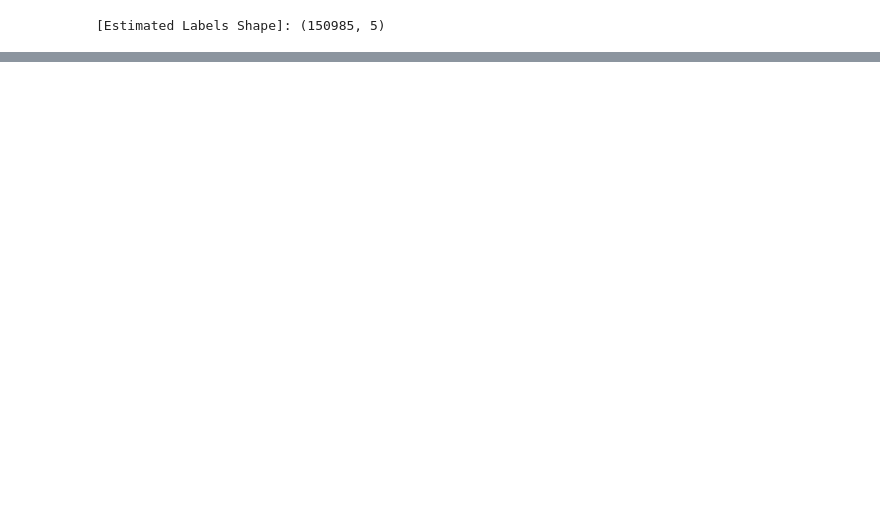
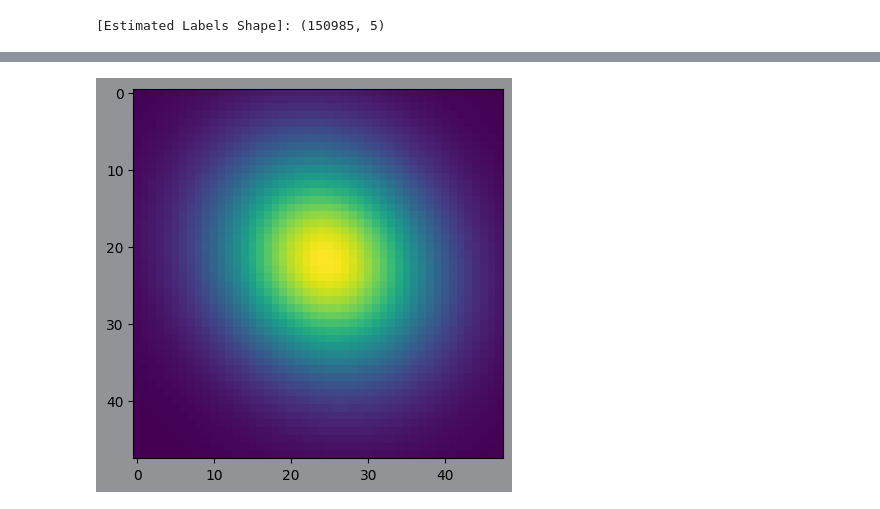
Before and after one commit to pujan-p/Rheed-GaussianModel, a Jupyter notebook: Quantization/Qauantize.ipynb, the cells around one changed output, grey strips where cells are left out. Drawn from its saved outputs; the diff is of its cells as text; code cells hidden in the pictures; blank space fills up the shorter version.

```diff
--- a/Quantization/Qauantize.ipynb
+++ b/Quantization/Qauantize.ipynb
@@ -168,7 +168,7 @@ To enable them in other operations, rebuild TensorFlow with the appropriate comp
 StandardScaler()
 # %%
 # Gaussian Function: (TENSORFLOW)
-print_example_guassian = NO
+print_example_guassian = YES
 
 # mean_x, mean_y, cov_x, cov_y, theta
 def generate_guassian(batch, image_shape):
@@ -177,34 +177,37 @@ def generate_guassian(batch, image_shape):
     x = tf.range(image_shape[1], dtype=tf.float32)[:, tf.newaxis]
     x = tf.tile(x, [1, image_shape[0]])
 
     y = tf.range(image_shape[0], dtype=tf.float32)[tf.newaxis, :]
     y = tf.tile(y, [image_shape[1], 1])
 
     x = tf.tile(tf.expand_dims(x, 0), [batch_size, 1, 1])
     y = tf.tile(tf.expand_dims(y, 0), [batch_size, 1, 1])
 
     rota_matrix = tf.stack([tf.cos(theta), -tf.sin(theta), tf.sin(theta), tf.cos(theta)], axis=-1)
     rota_matrix = tf.reshape(rota_matrix, (batch_size, 2, 2))
 
     xy = tf.stack([x - tf.reshape(mean_x, (-1, 1, 1)), y - tf.reshape(mean_y, (-1, 1, 1))], axis=-1)
     xy = tf.einsum('bijk,bkl->bijl', xy, rota_matrix)
 
     img = tf.exp(-0.5 * (xy[:, :, :, 0]**2 / tf.reshape(cov_x, (-1, 1, 1))**2 + xy[:, :, :, 1]**2 / tf.reshape(cov_y, (-1, 1, 1))**2))
 
-    return tf.expand_dims(img, axis=1)
+    return tf.expand_dims(img, axis=-1) # if (batch_size, height, width, channels)
+    # return tf.expand_dims(img, axis=1) # 1 if (batch_size, channels, height, width)
 
 if print_example_guassian:
     image_shape = (48, 48)
     batch = tf.convert_to_tensor([
         [21.8558168, 24.50041009, 10.31268177, 9.1700225, 0.72681534]
         , [21.76068143, 24.37956637, 10.30043488, 9.15426013, 0.72655111]
         , [21.72363929, 24.31050759, 10.33800891, 9.18570812, 0.72644599]
         , [21.72777699, 24.29306623, 10.30178808, 9.14728058, 0.72610718]
         , [21.79849472, 24.34649405, 10.32683150, 9.16259293, 0.72573213]
     ])
     generated_imgs = generate_guassian(batch, image_shape)
     plt.imshow(tf.squeeze(generated_imgs[0]))
     plt.show()
+# %% [output]
+[figure, added]
 # %%
 # Custom Loss Function (TENSORFLOW):
 print_example_loss = YES
```
Also changed, not shown: parts of 8 cells of this notebook, 2 other files.
